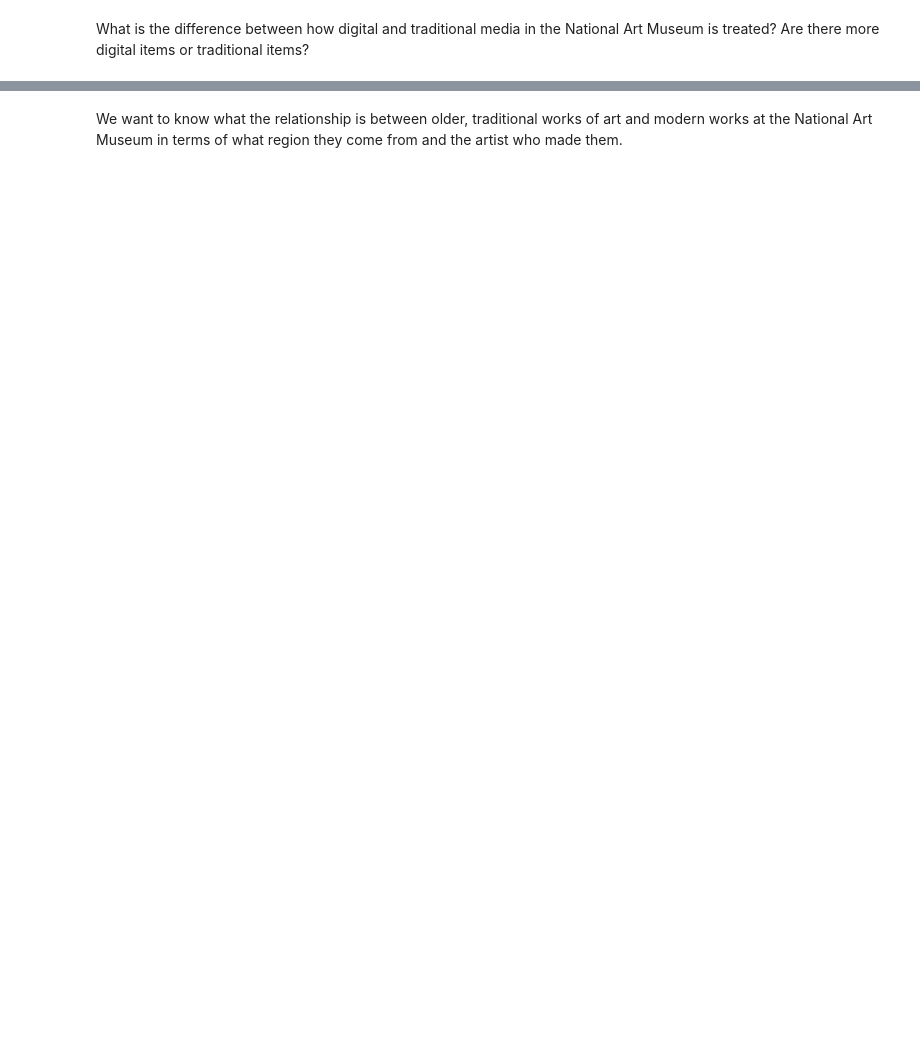
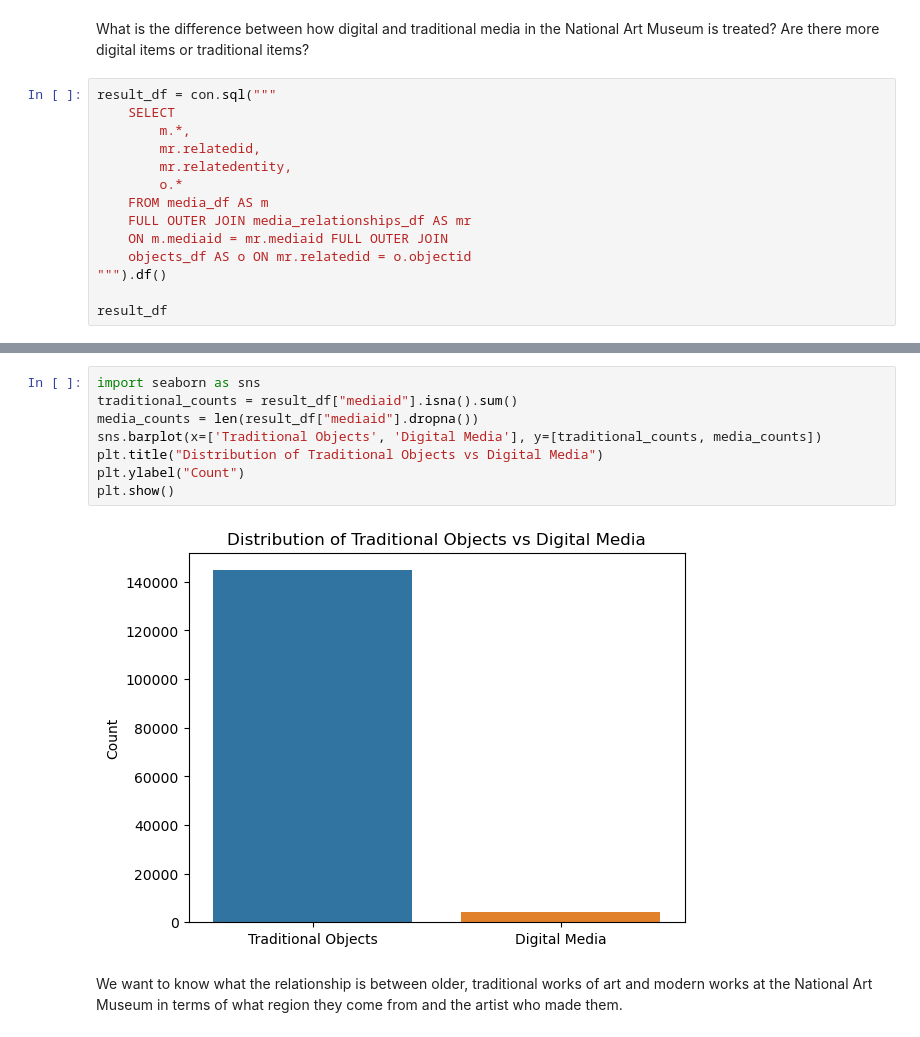
Before and after one commit to PranathiSagi/IS477-Sagi-Kidwell-Shafer, a Jupyter notebook: IS477_Project.ipynb, the cells around one changed output, grey strips where cells are left out. Cells and saved outputs as stored; diff of their text form; blank space fills up the shorter version.

```diff
--- a/IS477_Project.ipynb
+++ b/IS477_Project.ipynb
@@ -495,2 +500,16 @@ digital_objects
 # %% [markdown]
 What is the difference between how digital and traditional media in the National Art Museum is treated? Are there more digital items or traditional items?
+# %%
+result_df = con.sql("""
+    SELECT
+        m.*,
+        mr.relatedid,
+        mr.relatedentity,
+        o.*
+    FROM media_df AS m
+    FULL OUTER JOIN media_relationships_df AS mr
+    ON m.mediaid = mr.mediaid FULL OUTER JOIN
+    objects_df AS o ON mr.relatedid = o.objectid
+""").df()
+
+result_df
@@ -497,2 +530,12 @@ What is the difference between how digital and traditional media in the National
+# %%
+import seaborn as sns
+traditional_counts = result_df["mediaid"].isna().sum()
+media_counts = len(result_df["mediaid"].dropna())
+sns.barplot(x=['Traditional Objects', 'Digital Media'], y=[traditional_counts, media_counts])
+plt.title("Distribution of Traditional Objects vs Digital Media")
+plt.ylabel("Count")
+plt.show()
+# %% [output]
+[figure, added]
 # %% [markdown]
 We want to know what the relationship is between older, traditional works of art and modern works at the National Art Museum in terms of what region they come from and the artist who made them.
```
Also changed, not shown: parts of 6 cells of this notebook, 1 other file.
